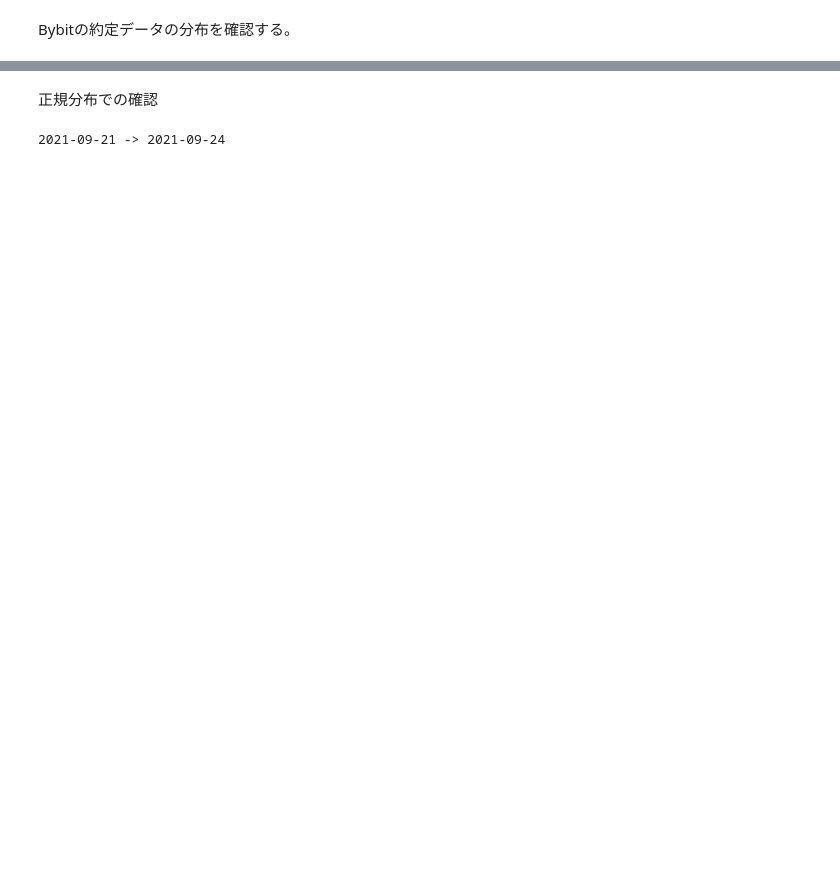
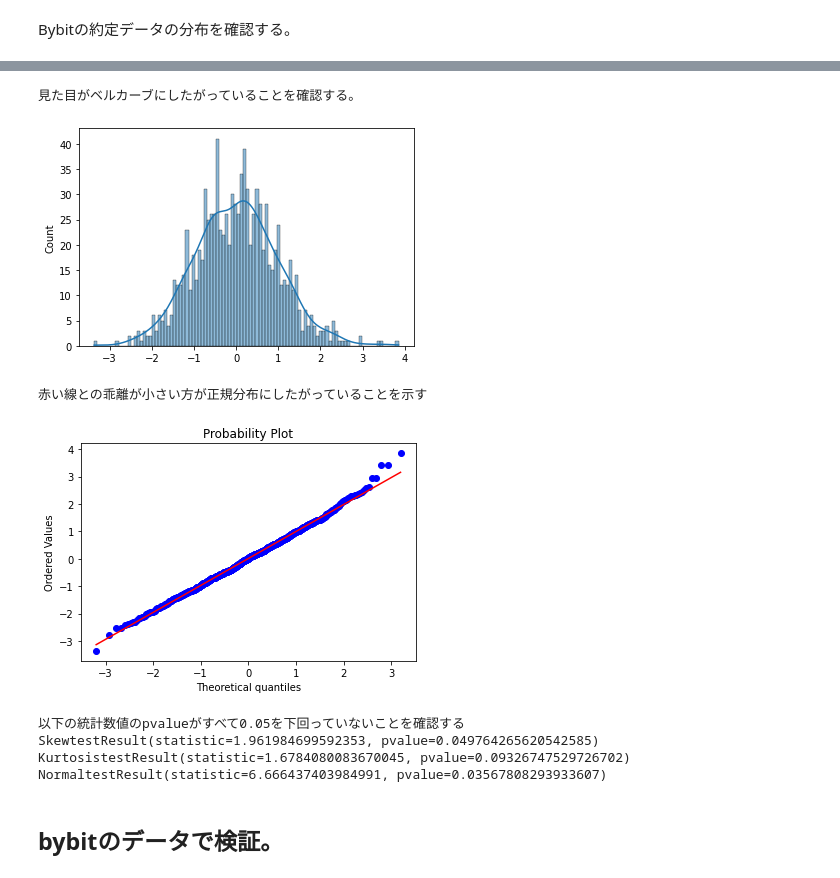
Before and after one commit to yasstake/bbanalyze, a Jupyter notebook: notebook/02_check_fit_norm.ipynb, the cells around one changed output, grey strips where cells are left out. Drawn from its saved outputs; the diff is of its cells as text; code cells hidden in the pictures; blank space fills up the shorter version.

Commit message:
FIX: 02_check_fit_norm

```diff
--- a/notebook/02_check_fit_norm.ipynb
+++ b/notebook/02_check_fit_norm.ipynb
@@ -33 +36,37 @@ import datetime
+# %%
+#　正規分布にしたがう数値1000個の生成
+import numpy as np
+import scipy.stats as stats
+
+random_norm = np.random.randn(1000)
+
+# ヒストグラムの表示
+import seaborn as sns
+from matplotlib import pyplot as plt
+
+print('見た目がベルカーブにしたがっていることを確認する。')
+sns.histplot(random_norm, bins=100, kde=True)
+plt.show()
+
+# QQプロットの表示
+print('赤い線との乖離が小さい方が正規分布にしたがっていることを示す')
+stats.probplot(random_norm, plot=plt)
+plt.show()
+
+# 統計的検定の実施
+print('以下の統計数値のpvalueがすべて0.05を下回っていないことを確認する')
+print(stats.skewtest(random_norm))
+print(stats.kurtosistest(random_norm))
+print(stats.normaltest(random_norm))
+# %% [output]
+見た目がベルカーブにしたがっていることを確認する。
+[figure, added]
+赤い線との乖離が小さい方が正規分布にしたがっていることを示す
+[figure, added]
+以下の統計数値のpvalueがすべて0.05を下回っていないことを確認する
+SkewtestResult(statistic=1.961984699592353, pvalue=0.049764265620542585)
+KurtosistestResult(statistic=1.6784080083670045, pvalue=0.09326747529726702)
+NormaltestResult(statistic=6.666437403984991, pvalue=0.03567808293933607)
+# %% [markdown]
+## bybitのデータで検証。
 # %%
@@ -122,6 +150,0 @@ def compare_normal_dist(data):
-# %% [markdown]
-正規分布での確認
-# %%
-df = get_bb_df_past_days(3)
-# %% [output]
-2021-09-21 -> 2021-09-24
```
Also changed, not shown: parts of 24 cells of this notebook.
